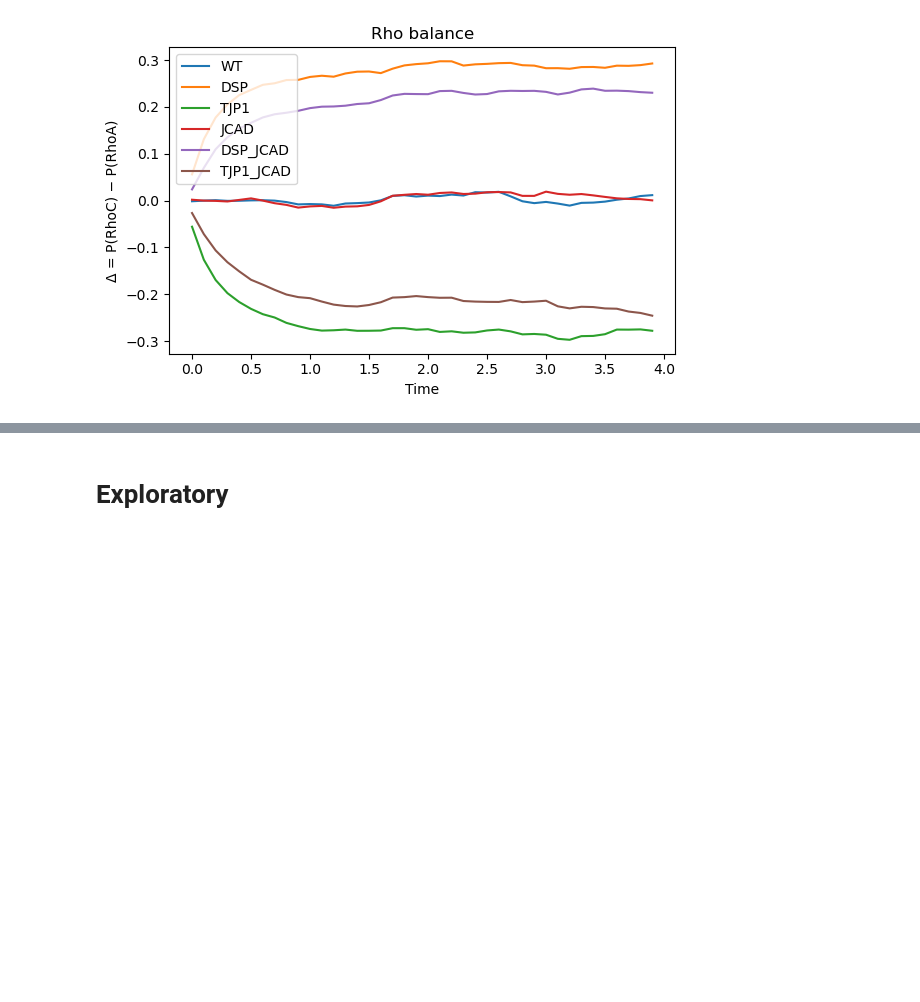
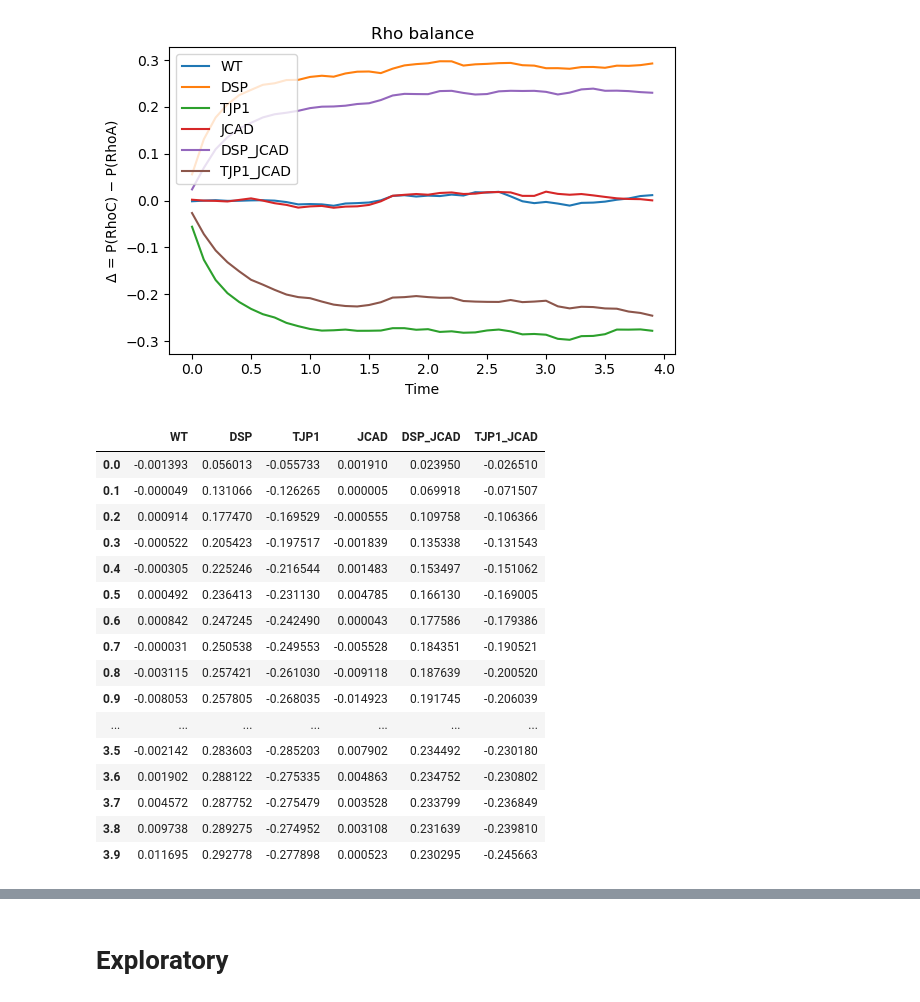
Before and after one commit to emilieyuu/endotehelial-masboss, a Jupyter notebook: notebooks/02_model_two_run.ipynb, the cells around one changed output, grey strips where cells are left out. Saved outputs shown, nothing was run; the diff lists cells and outputs as text; code cells hidden in the pictures; blank space fills up the shorter version.

```diff
--- a/notebooks/02_model_two_run.ipynb
+++ b/notebooks/02_model_two_run.ipynb
@@ -216,4 +226,24 @@ fig.savefig(os.path.join(summary_dir, f"delta_line.png"), dpi=300)
 plt.close(fig)
 # %% [output]
 [figure]
+# %%
+balance_df
+# %% [output]
+|  | WT | DSP | TJP1 | JCAD | DSP_JCAD | TJP1_JCAD |
+| 0.0 | -0.001393 | 0.056013 | -0.055733 | 0.001910 | 0.023950 | -0.026510 |
+| 0.1 | -0.000049 | 0.131066 | -0.126265 | 0.000005 | 0.069918 | -0.071507 |
+| 0.2 | 0.000914 | 0.177470 | -0.169529 | -0.000555 | 0.109758 | -0.106366 |
+| 0.3 | -0.000522 | 0.205423 | -0.197517 | -0.001839 | 0.135338 | -0.131543 |
+| 0.4 | -0.000305 | 0.225246 | -0.216544 | 0.001483 | 0.153497 | -0.151062 |
+| 0.5 | 0.000492 | 0.236413 | -0.231130 | 0.004785 | 0.166130 | -0.169005 |
+| 0.6 | 0.000842 | 0.247245 | -0.242490 | 0.000043 | 0.177586 | -0.179386 |
+| 0.7 | -0.000031 | 0.250538 | -0.249553 | -0.005528 | 0.184351 | -0.190521 |
+| 0.8 | -0.003115 | 0.257421 | -0.261030 | -0.009118 | 0.187639 | -0.200520 |
+| 0.9 | -0.008053 | 0.257805 | -0.268035 | -0.014923 | 0.191745 | -0.206039 |
+| ... | ... | ... | ... | ... | ... | ... |
+| 3.5 | -0.002142 | 0.283603 | -0.285203 | 0.007902 | 0.234492 | -0.230180 |
+| 3.6 | 0.001902 | 0.288122 | -0.275335 | 0.004863 | 0.234752 | -0.230802 |
+| 3.7 | 0.004572 | 0.287752 | -0.275479 | 0.003528 | 0.233799 | -0.236849 |
+| 3.8 | 0.009738 | 0.289275 | -0.274952 | 0.003108 | 0.231639 | -0.239810 |
+| 3.9 | 0.011695 | 0.292778 | -0.277898 | 0.000523 | 0.230295 | -0.245663 |
 # %%
```
Also changed, not shown: parts of 3 cells of this notebook, 10 other files.
